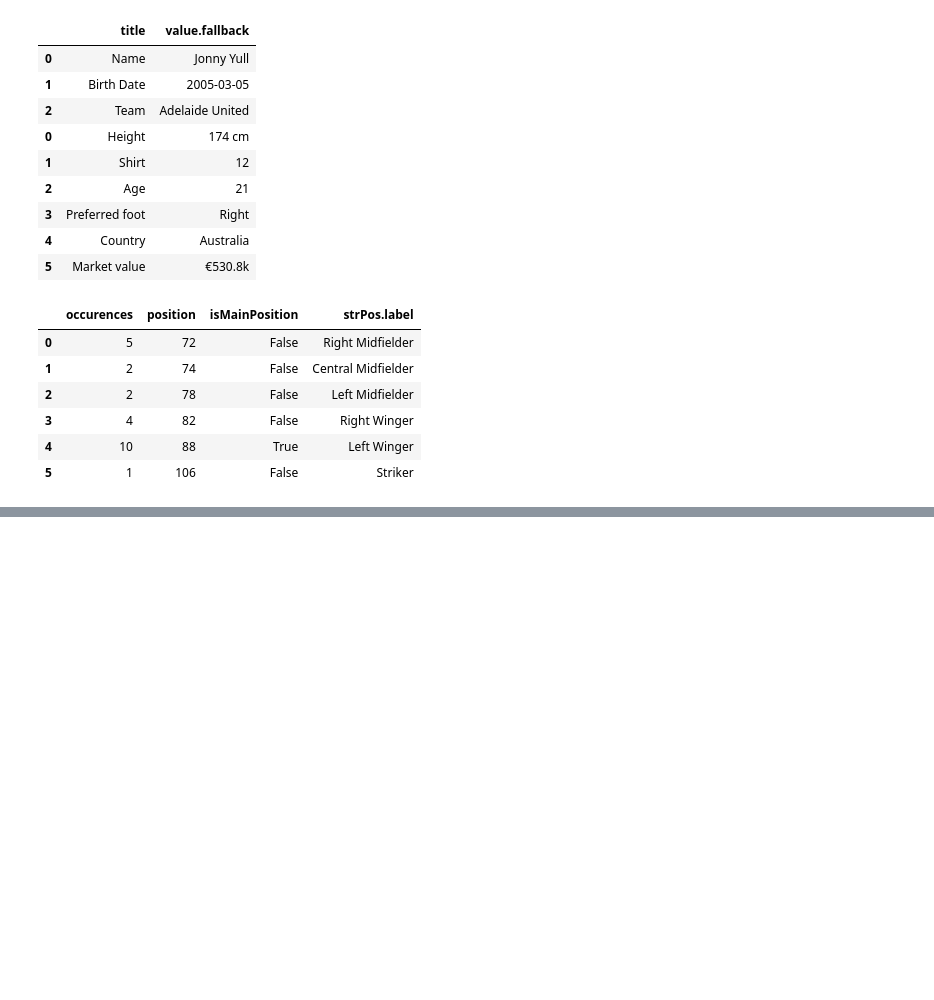
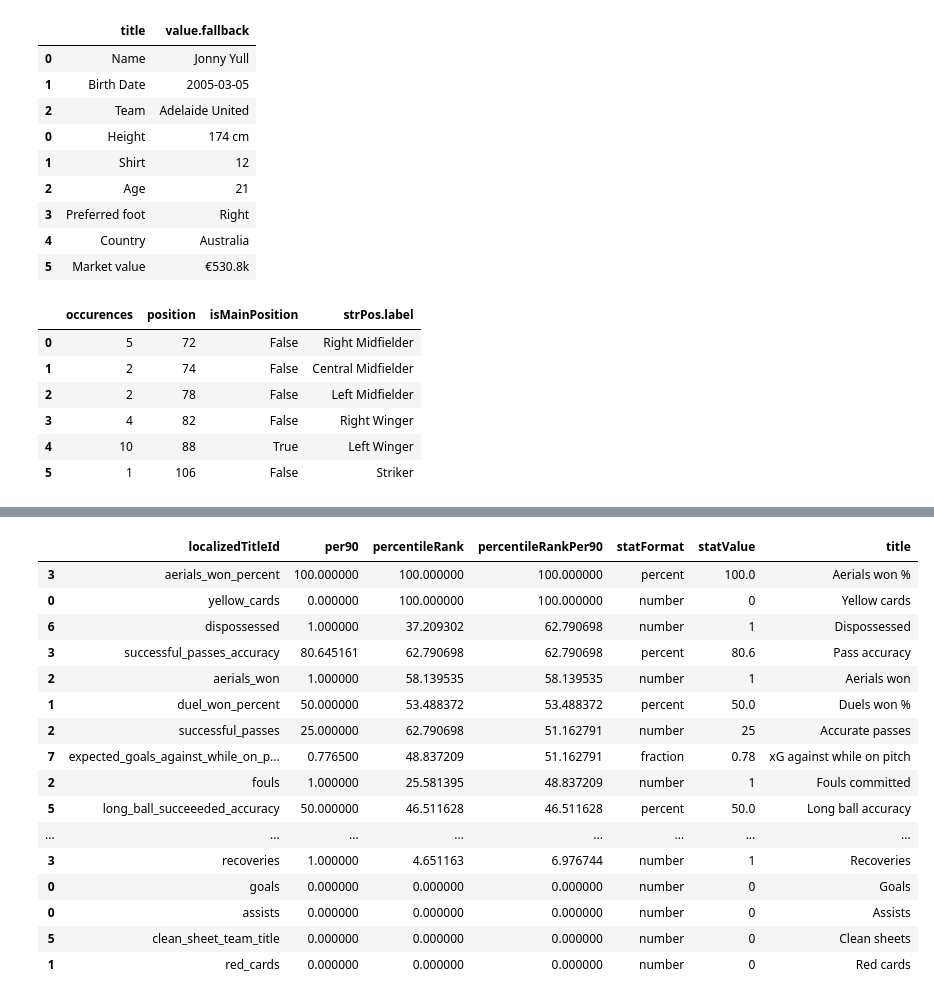
Before and after one commit to bgreen-05/Football-Data-Portfolio, a Jupyter notebook: Jonny Yull/FotMob Dataframes.ipynb, the cells around one changed output, grey strips where cells are left out. Drawn from its saved outputs; the diff is of its cells as text; code cells hidden in the pictures; blank space fills up the shorter version.

```diff
--- a/Jonny Yull/FotMob Dataframes.ipynb
+++ b/Jonny Yull/FotMob Dataframes.ipynb
@@ -96,0 +115,29 @@ heatmap_df
+# %%
+stats_data = data['firstSeasonStats']['statsSection']['items']
+stats_df = pd.DataFrame()
+
+for i in range(len(stats_data)):
+
+    stats_df = pd.concat([stats_df, pd.DataFrame(stats_data[i]['items'])])
+# %%
+stats_df = stats_df.sort_values('percentileRankPer90', ascending=False)
+# %%
+stats_df
+# %% [output]
+|  | localizedTitleId | per90 | percentileRank | percentileRankPer90 | statFormat | statValue | title |
+| 3 | aerials_won_percent | 100.000000 | 100.000000 | 100.000000 | percent | 100.0 | Aerials won % |
+| 0 | yellow_cards | 0.000000 | 100.000000 | 100.000000 | number | 0 | Yellow cards |
+| 6 | dispossessed | 1.000000 | 37.209302 | 62.790698 | number | 1 | Dispossessed |
+| 3 | successful_passes_accuracy | 80.645161 | 62.790698 | 62.790698 | percent | 80.6 | Pass accuracy |
+| 2 | aerials_won | 1.000000 | 58.139535 | 58.139535 | number | 1 | Aerials won |
+| 1 | duel_won_percent | 50.000000 | 53.488372 | 53.488372 | percent | 50.0 | Duels won % |
+| 2 | successful_passes | 25.000000 | 62.790698 | 51.162791 | number | 25 | Accurate passes |
+| 7 | expected_goals_against_while_on_p... | 0.776500 | 48.837209 | 51.162791 | fraction | 0.78 | xG against while on pitch |
+| 2 | fouls | 1.000000 | 25.581395 | 48.837209 | number | 1 | Fouls committed |
+| 5 | long_ball_succeeeded_accuracy | 50.000000 | 46.511628 | 46.511628 | percent | 50.0 | Long ball accuracy |
+| ... | ... | ... | ... | ... | ... | ... | ... |
+| 3 | recoveries | 1.000000 | 4.651163 | 6.976744 | number | 1 | Recoveries |
+| 0 | goals | 0.000000 | 0.000000 | 0.000000 | number | 0 | Goals |
+| 0 | assists | 0.000000 | 0.000000 | 0.000000 | number | 0 | Assists |
+| 5 | clean_sheet_team_title | 0.000000 | 0.000000 | 0.000000 | number | 0 | Clean sheets |
+| 1 | red_cards | 0.000000 | 0.000000 | 0.000000 | number | 0 | Red cards |
```
Also changed, not shown: parts of 16 cells of this notebook, 21 other files.
